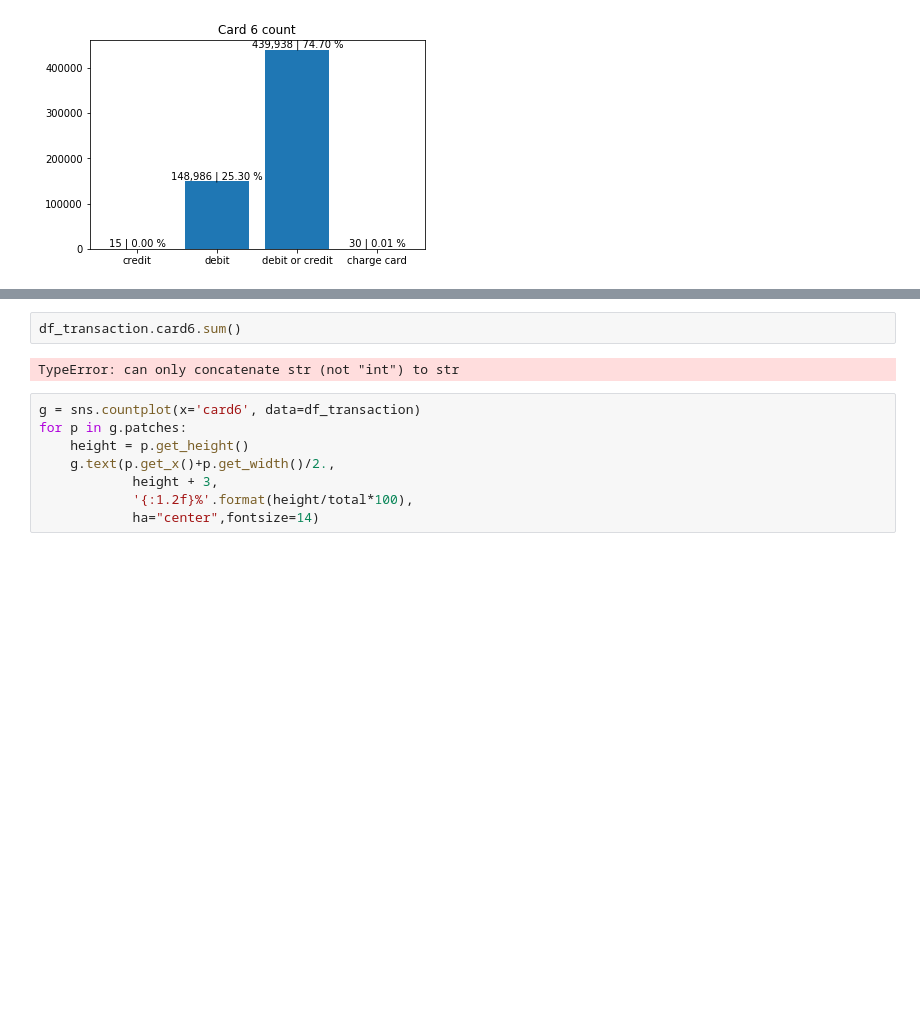
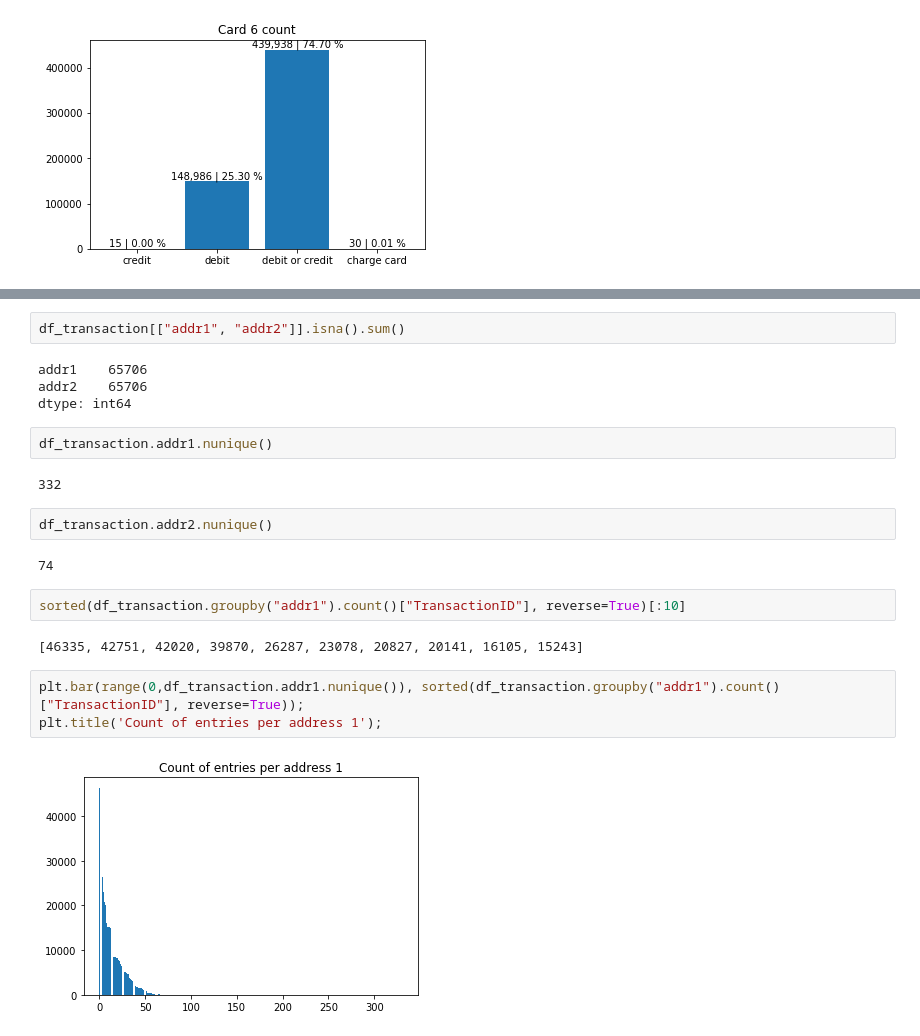
Before and after one commit to AlessandroVol23/ieee_cis_fraud_detection_kaggle, a Jupyter notebook: notebooks/0.1_AV_EDA.ipynb, the cells around one changed output, grey strips where cells are left out. Drawn from its saved outputs; the diff is of its cells as text; blank space fills up the shorter version.

```diff
--- a/notebooks/0.1_AV_EDA.ipynb
+++ b/notebooks/0.1_AV_EDA.ipynb
@@ -330,12 +391,23 @@ plt.subplots_adjust(hspace = 0.6, top = 0.85)
 # %%
-df_transaction.card6.sum()
+df_transaction[["addr1", "addr2"]].isna().sum()
 # %% [output]
-TypeError: can only concatenate str (not "int") to str
+addr1    65706
+addr2    65706
+dtype: int64
-# %%
-g = sns.countplot(x='card6', data=df_transaction)
-for p in g.patches:
-    height = p.get_height()
-    g.text(p.get_x()+p.get_width()/2.,
-            height + 3,
-            '{:1.2f}%'.format(height/total*100),
-            ha="center",fontsize=14)
+# %%
+df_transaction.addr1.nunique()
+# %% [output]
+332
+# %%
+df_transaction.addr2.nunique()
+# %% [output]
+74
+# %%
+sorted(df_transaction.groupby("addr1").count()["TransactionID"], reverse=True)[:10]
+# %% [output]
+[46335, 42751, 42020, 39870, 26287, 23078, 20827, 20141, 16105, 15243]
+# %%
+plt.bar(range(0,df_transaction.addr1.nunique()), sorted(df_transaction.groupby("addr1").count()["TransactionID"], reverse=True));
+plt.title('Count of entries per address 1');
+# %% [output]
+[figure, added]
```
Also changed, not shown: parts of 41 cells of this notebook.
